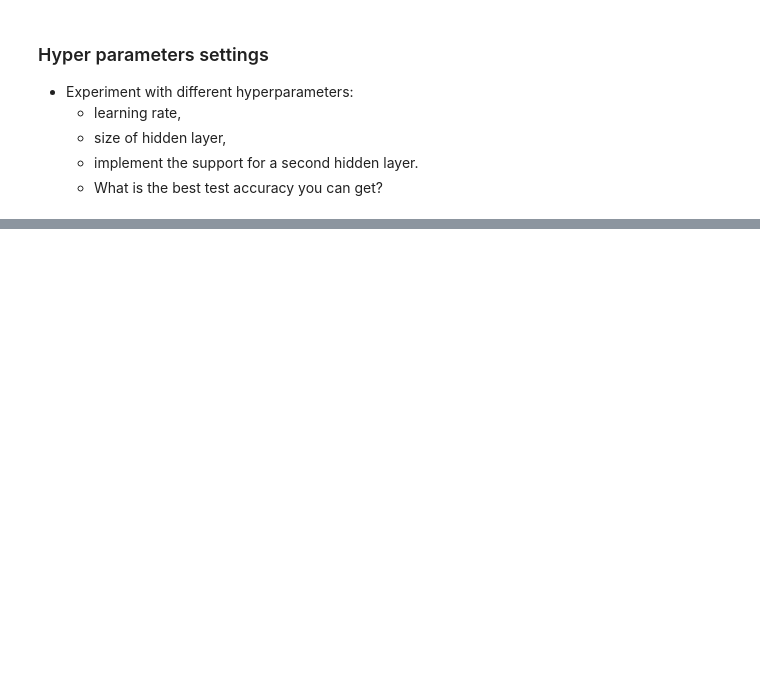
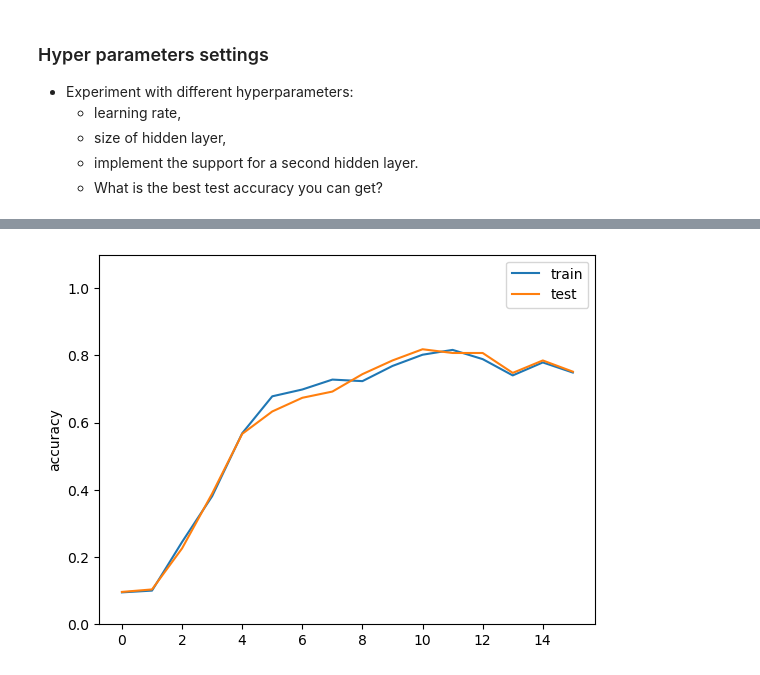
Before and after one commit to melcsk/deep_learning, a Jupyter notebook: 01_materials/labs/lab_2.ipynb, the cells around one changed output, grey strips where cells are left out. Drawn from its saved outputs; the diff is of its cells as text; code cells hidden in the pictures; blank space fills up the shorter version.

```diff
--- a/01_materials/labs/lab_2.ipynb
+++ b/01_materials/labs/lab_2.ipynb
@@ -576,0 +639,8 @@ plot_prediction(model, sample_idx=69)
+# %%
+plt.plot(accuracies, label='train')
+plt.plot(accuracies_test, label='test')
+plt.ylim(0, 1.1)
+plt.ylabel("accuracy")
+plt.legend(loc='best');
+# %% [output]
+[figure, added]
```
Also changed, not shown: parts of 20 cells of this notebook.
